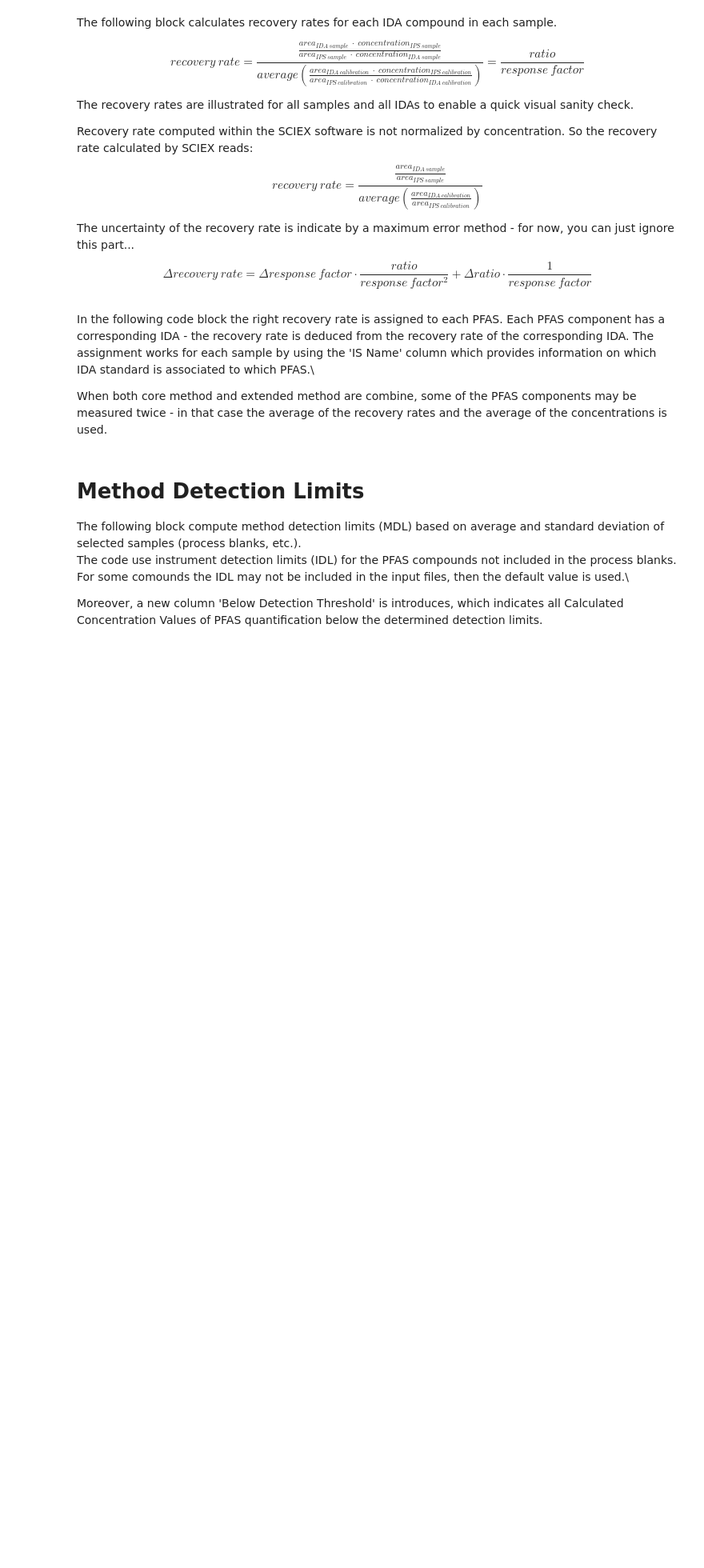
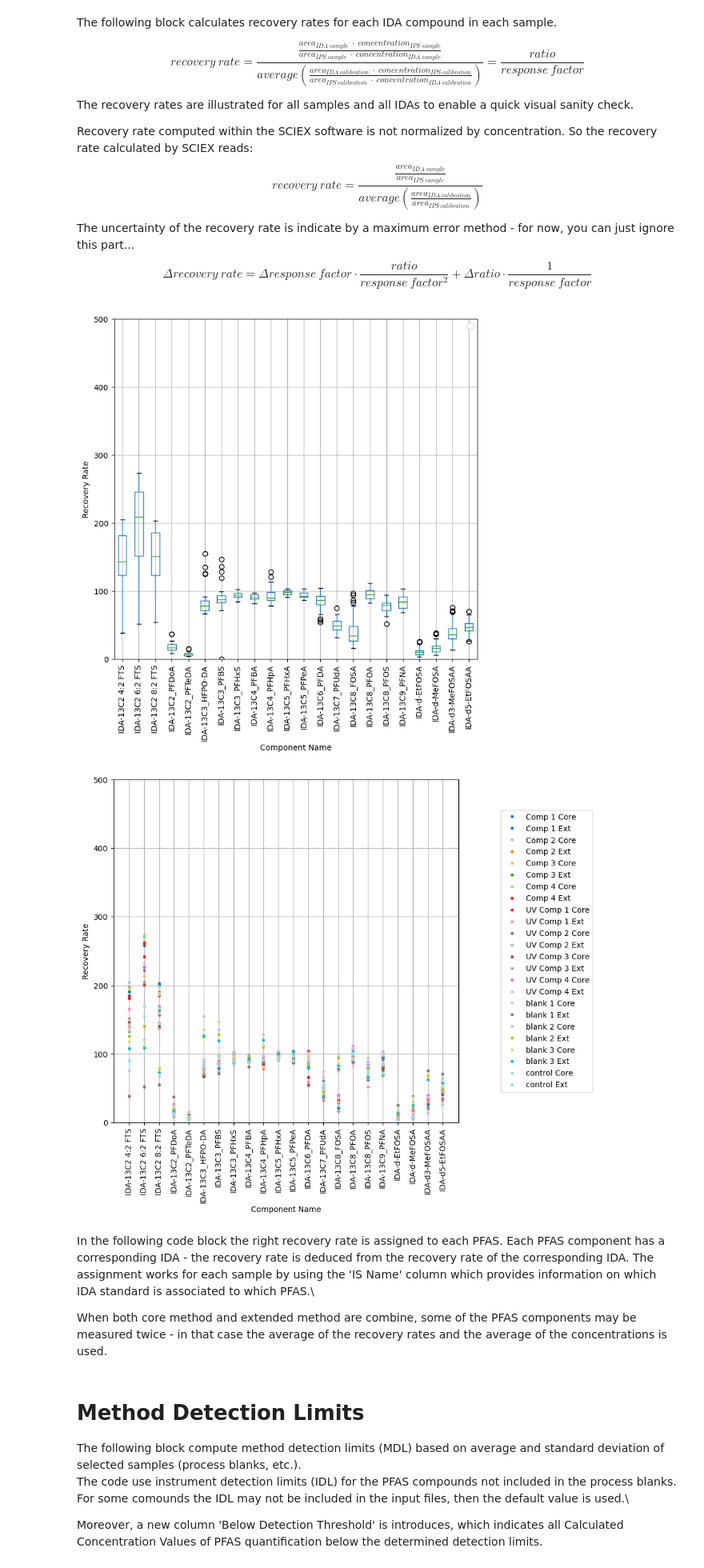
Before and after one commit to joga4er/PFAS-SCIEX-Data-Processing-Analysis, a Jupyter notebook: 241016_data_analysis.ipynb, the cells around one changed output. Shown at 80% size. Saved outputs shown, nothing was run; the diff lists cells and outputs as text; code cells hidden in the pictures; blank space fills up the shorter version.

```diff
--- a/241016_data_analysis.ipynb
+++ b/241016_data_analysis.ipynb
@@ -55,19 +53,18 @@ Once you connected google colab to the drive or uploaded your files to the serve
 # %%
 # raw data upload file path
 raw_filepaths = [
-    r'/content/drive/Shareddrives/LOHMANN LAB/STEEP project 4/4_LC MS analysis/Data_Analysis/example_input/test_data_core.txt',
-    r'/content/drive/Shareddrives/LOHMANN LAB/STEEP project 4/4_LC MS analysis/Data_Analysis/example_input/test_data_extended.txt',
+    r'example_data_raw/test_data_core.txt',
+    r'example_data_raw/test_data_extended.txt',
 ]
 
 # file paths for IDL and IQL data - not meant to be adopted
-idl_2024_filepath = r'/content/drive/Shareddrives/LOHMANN LAB/STEEP project 4/4_LC MS analysis/Data_Analysis/example_input/IDL_2024.csv'
-idl_iql_filepath = r'/content/drive/Shareddrives/LOHMANN LAB/STEEP project 4/4_LC MS analysis/Data_Analysis/example_input/IDL_2024.csv'
+idl_filepath = r'example_data_raw/IDL_2024.csv'
 
 # processed data output excel file path
-processed_filepath =r'/content/outputs/test_data'
+processed_filepath =r'example_data_processed/test_data'
 
 # directory to save plots to
-plot_directory = r'/content/plots'
+plot_directory = r'example_figures'
 # %% [markdown]
 **Enter in your parameters:**
 
@@ -454,18 +450,25 @@ The uncertainty of the recovery rate is indicate by a maximum error method - for
 $$
 \Delta recovery~rate = \Delta response~factor \cdot \frac{ratio}{response~factor^{2}} + \Delta ratio \cdot \frac{1}{response~factor}
 $$
+# %%
+# color code percentage deviation
+def recovery_color_map(val):
+    if val is np.nan:
+        return
+    if allowed_recovery_min <= val <= allowed_recovery_max:
+        return 'background-color: green'
+    elif val < allowed_recovery_min or val > allowed_recovery_max:
+        return 'background-color: red'
+
+# color code percentage deviation
+def deviation_color_map(val):
+    if val is np.nan:
+        return
+    if allowed_channel_deviation * (-1) <= val <= allowed_channel_deviation:
+        return 'background-color: green'
+    elif val < allowed_channel_deviation * (-1) or val > allowed_channel_deviation:
+        return 'background-color: red'
 # %%
-# define color maps for excel output
-def color_map(val):
-    if val is np.nan:
-        return
-    if in_range_min_val <= val <= in_range_max_val:
-        return in_range
-    elif val < out_range_min_val or val > out_range_max_val:
-        return out_range
-    else:
-        return question_range
-
 # Select ida rows from quantification data and calculate ida ips ratio
 # function is defined in previous block
 quantification_ida = calculate_ida_ips_ratio(
@@ -498,8 +501,8 @@ recovery_sciex.rename(index=index_mapper, inplace=True)
 
 # Write recovery rate to excel file
 with pd.ExcelWriter(processed_filepath_xlsx, engine='openpyxl', mode='a') as writer:
-    recovery.style.map(color_map).to_excel(writer, sheet_name='Recovery Rate')
-    recovery_sciex.style.map(color_map).to_excel(writer, sheet_name='Sciex Recovery Rate')
+    recovery.style.map(recovery_color_map).to_excel(writer, sheet_name='Recovery Rate')
+    recovery_sciex.style.map(recovery_color_map).to_excel(writer, sheet_name='Sciex Recovery Rate')
 
 # Multiply recovery rate by 100
 quantification_ida["Recovery Rate"] = 100 * quantification_ida["Recovery Rate"]
@@ -530,33 +533,36 @@ for index, (title, group) in enumerate(plot_data):
     group.plot(
         y='Recovery Rate', ax=ax, marker='.', linestyle='None', label=title, grid=True, color = cmap(index),
     )
 ax.set_ylim([0,500])
 fig.suptitle('')
 ax.set_xticks(range(len(group)))
 ax.set_xticklabels(group['Component Name'], rotation=90)
 ax.set_title('')
 plt.xticks(rotation=90)
 plt.ylabel('Recovery Rate')
 plt.legend(loc='center right', bbox_to_anchor=(1.4, 0.5))
 plt.savefig(image_path, bbox_inches='tight')
 plt.show()
 
 # save recovery rate plot to excel file
 workbook = load_workbook(processed_filepath_xlsx)
 plot_sheet = workbook.create_sheet('Details Recovery Rates')
 
 img1 = Image(os.path.join(plot_directory, 'recovery_rates_box.png'))
 img1.anchor = 'A1'
 plot_sheet.column_dimensions['A'].width = img1.width / 6
 plot_sheet.row_dimensions[1].height = img.height
 plot_sheet.add_image(img1)
 
 img2 = Image(os.path.join(plot_directory, 'recovery_rates.png'))
 img2.anchor = 'B1'
 plot_sheet.column_dimensions['B'].width = img2.width / 6
 plot_sheet.add_image(img2)
 
 workbook.save(processed_filepath_xlsx)
+# %% [output]
+[figure, added]
+[figure, added]
 # %% [markdown]
 In the following code block the right recovery rate is assigned to each PFAS. Each PFAS component has a corresponding IDA - the recovery rate is deduced from the recovery rate of the corresponding IDA.
 The assignment works for each sample by using the 'IS Name' column which provides information on which IDA standard is associated to which PFAS.\
```
Also changed, not shown: parts of 9 cells of this notebook, 1 other file.
